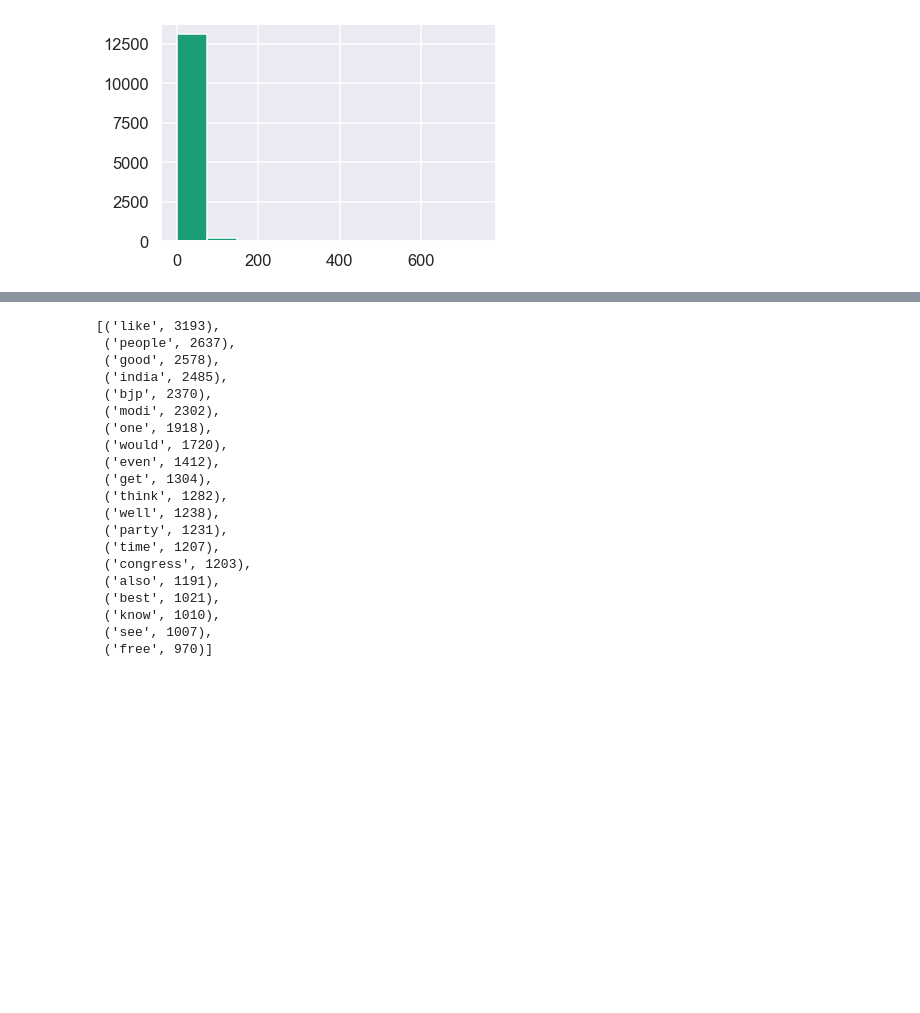
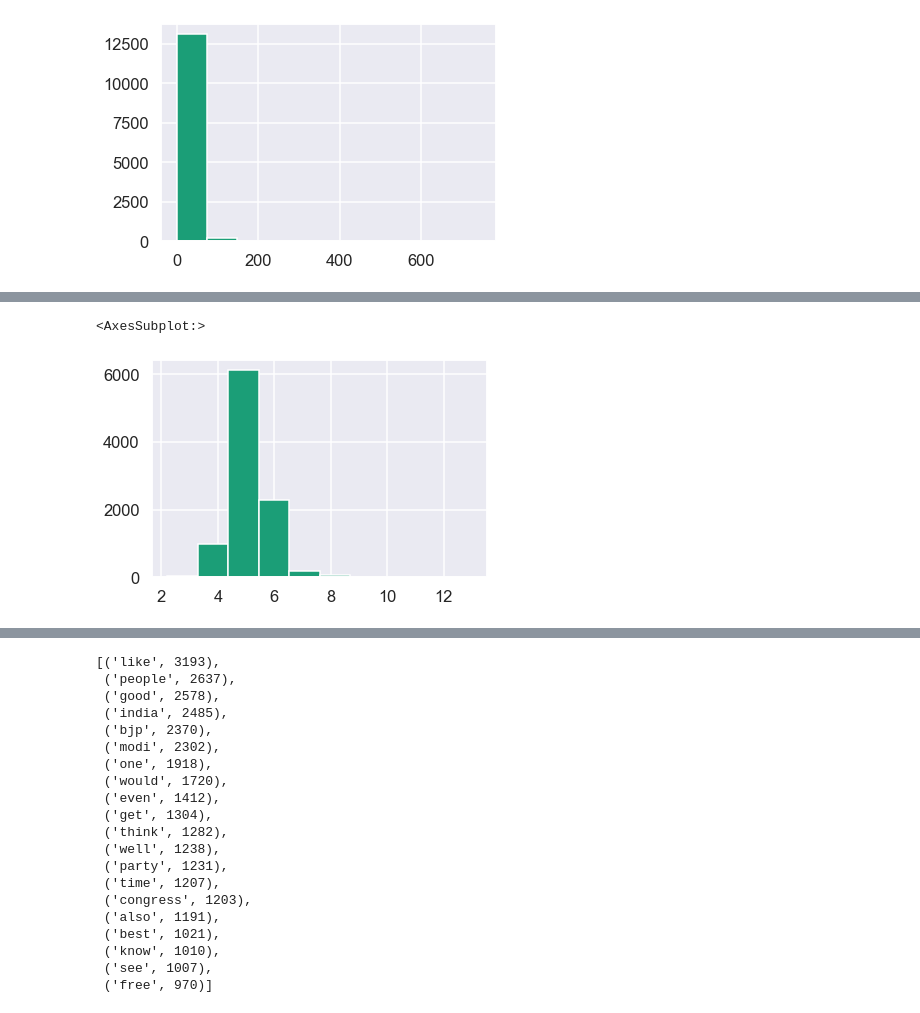
Before and after one commit to Hillary577/Springboard, a Jupyter notebook: capstone1_reddit_comments/reddit_data_wrangling.ipynb, the cells around one changed output, grey strips where cells are left out. Cells and saved outputs as stored; diff of their text form; code cells hidden in the pictures; blank space fills up the shorter version.

```diff
--- a/capstone1_reddit_comments/reddit_data_wrangling.ipynb
+++ b/capstone1_reddit_comments/reddit_data_wrangling.ipynb
@@ -405,0 +422,8 @@ df[df['label'] == 0].comment.str.split().\
+# %%
+# average word length in each negative comment:
+df[df['label'] == -1].comment.str.split().\
+   apply(lambda x : [len(i) for i in x]). \
+   map(lambda x: np.mean(x)).hist()
+# %% [output]
+<AxesSubplot:>
+[figure, added]
```
Also changed, not shown: parts of 7 cells of this notebook.
